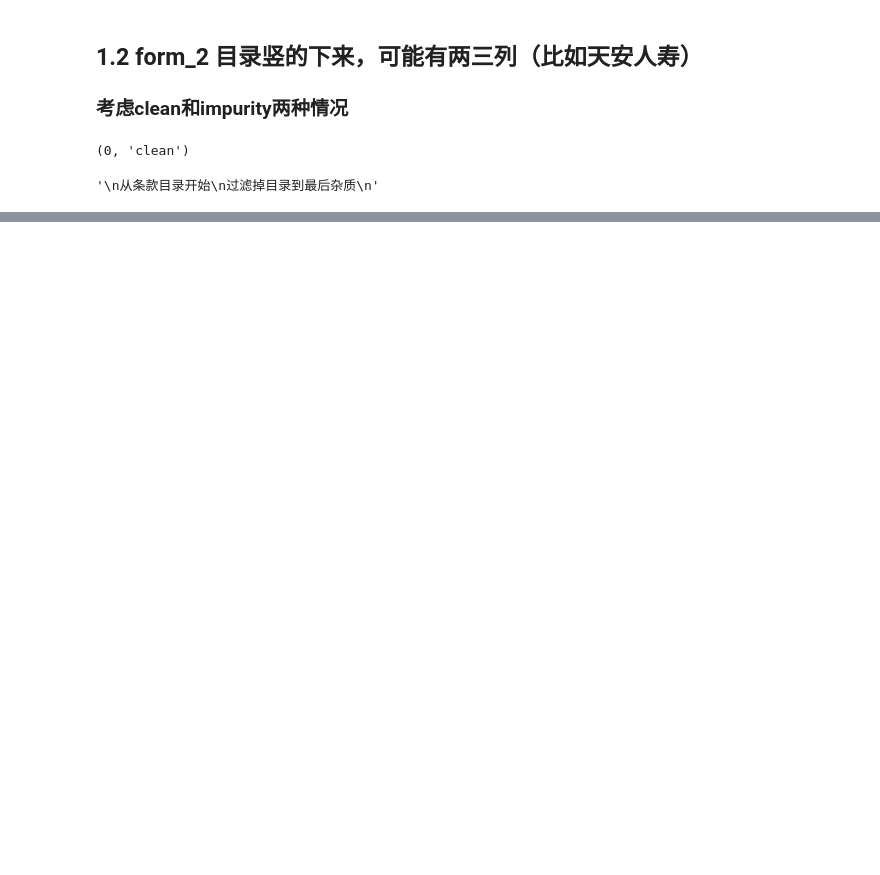
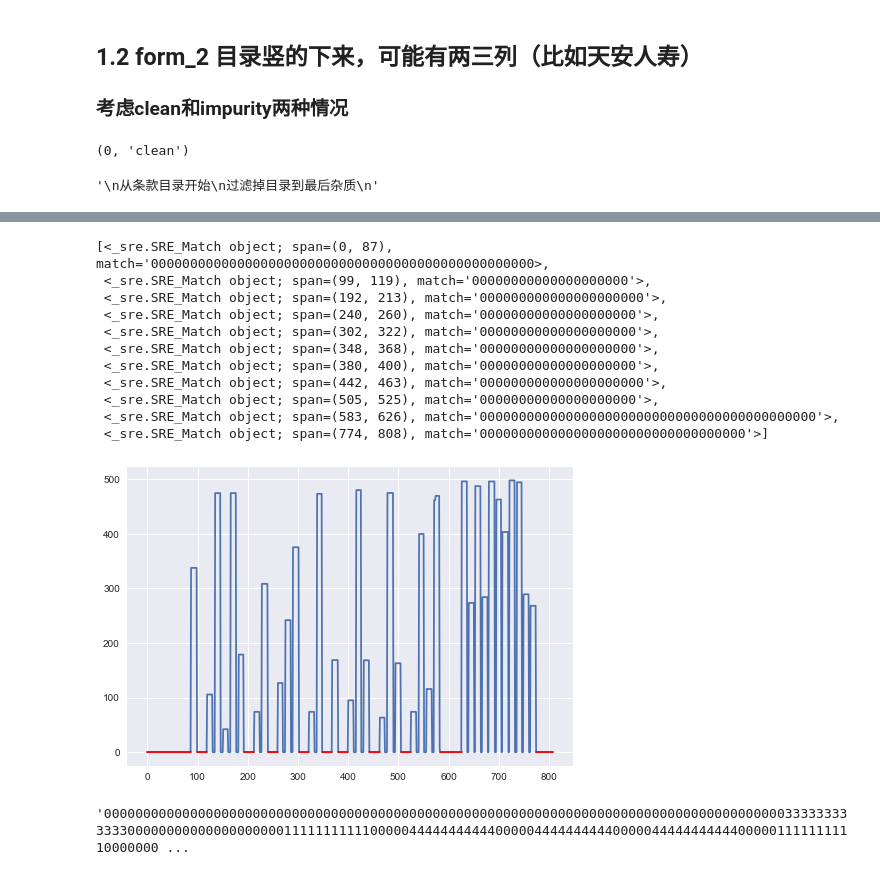
Before and after one commit to binzhouchn/testsh, a Jupyter notebook: files/catalog_ext.ipynb, the cells around one changed output, grey strips where cells are left out. Cells and saved outputs as stored; diff of their text form; code cells hidden in the pictures; blank space fills up the shorter version.

```diff
--- a/files/catalog_ext.ipynb
+++ b/files/catalog_ext.ipynb
@@ -423,0 +273,5 @@ print(num)
+# %%
+feePDF = 'data/1-太平附加共享荣耀多次给付重大疾病保险条款.pdf'
+pdf = pdfplumber.open(feePDF)
+# %%
+a = pdf.pages[2]
@@ -423,0 +298,38 @@ print(num)
+# %%
+def get_horizontal_parts_for_one_page(page):
+    np_lst = np.zeros(round(page.bbox[3]))
+    np_lst_len = len(np_lst)
+    words_lst = page.extract_words()
+    for words in words_lst:
+        idx_set = set(list(range(round(words['top']), round(words['bottom']))))
+        np_lst += [1 * (float(words['x1'])-float(words['x0'])) if i in idx_set else 0 for i in range(np_lst_len)]
+    s_encode = ''.join(map(lambda x: str(math.ceil(x))[0], np_lst))
+    res = list(re.finditer(r'0{10,}', s_encode))
+
+    # plot
+    sns.plt.plot(np_lst)
+    for i in res:
+        sns.plt.plot(list(i.span()),[0,0], 'r')
+
+    return res
+# %%
+c = get_horizontal_parts_for_one_page(a)
+c
+# %% [output]
+[<_sre.SRE_Match object; span=(0, 87), match='0000000000000000000000000000000000000000000000000>,
+ <_sre.SRE_Match object; span=(99, 119), match='00000000000000000000'>,
+ <_sre.SRE_Match object; span=(192, 213), match='000000000000000000000'>,
+ <_sre.SRE_Match object; span=(240, 260), match='00000000000000000000'>,
+ <_sre.SRE_Match object; span=(302, 322), match='00000000000000000000'>,
+ <_sre.SRE_Match object; span=(348, 368), match='00000000000000000000'>,
+ <_sre.SRE_Match object; span=(380, 400), match='00000000000000000000'>,
+ <_sre.SRE_Match object; span=(442, 463), match='000000000000000000000'>,
+ <_sre.SRE_Match object; span=(505, 525), match='00000000000000000000'>,
+ <_sre.SRE_Match object; span=(583, 626), match='0000000000000000000000000000000000000000000'>,
+ <_sre.SRE_Match object; span=(774, 808), match='0000000000000000000000000000000000'>]
+[figure, added]
+# %%
+s = ''.join(map(lambda x: str(math.ceil(x))[0], np_lst))
+s
+# %% [output]
+'0000000000000000000000000000000000000000000000000000000000000000000000000000000000000003333333333330000000000000000000011111111111000004444444444400000444444444400000444444444440000011111111110000000 ...
```
Also changed, not shown: parts of 28 cells of this notebook.
